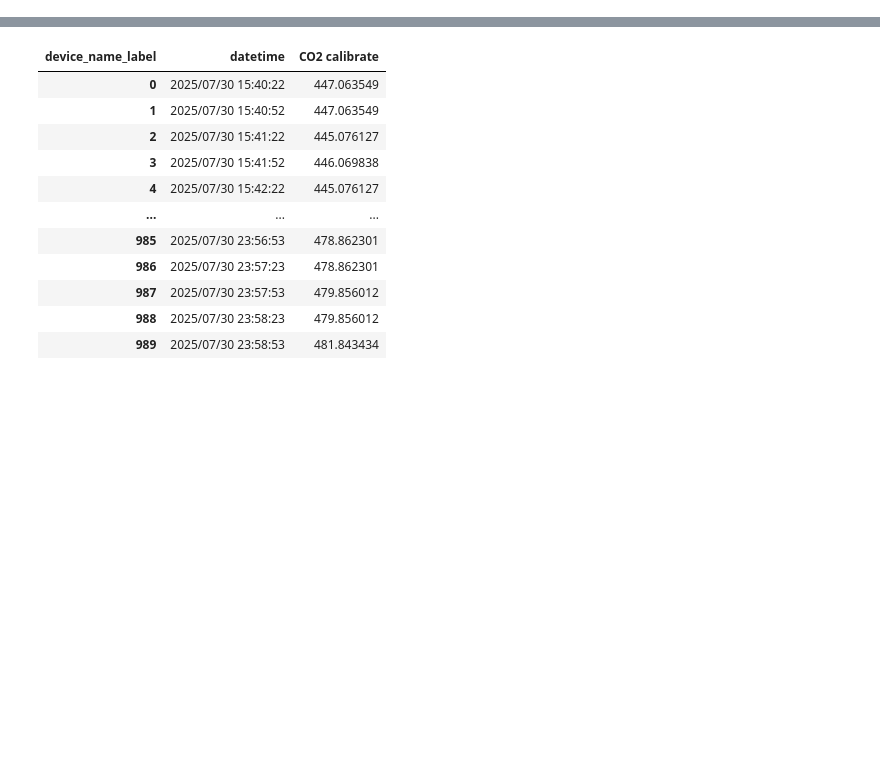
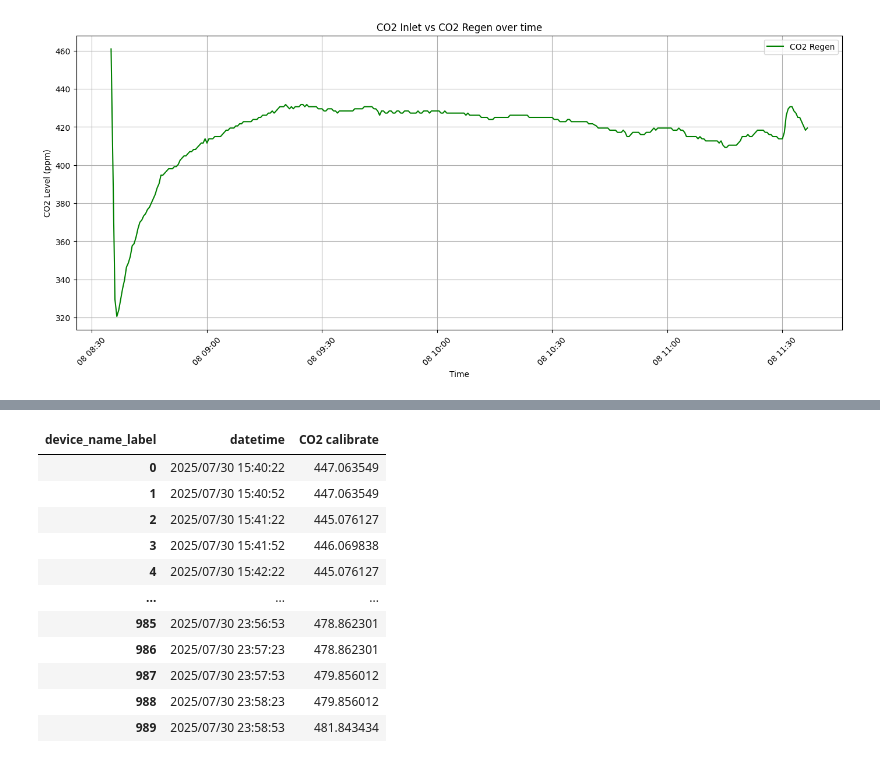
Before and after one commit to dekearthsa/hlr_re_struct_data, a Jupyter notebook: hlr_clean_data/index.ipynb, the cells around one changed output, grey strips where cells are left out. Saved outputs shown, nothing was run; the diff lists cells and outputs as text; code cells hidden in the pictures; blank space fills up the shorter version.

```diff
--- a/hlr_clean_data/index.ipynb
+++ b/hlr_clean_data/index.ipynb
@@ -1,3 +54,23 @@
+# %%
+import matplotlib.pyplot as plt
+
+pivot_df['formatted'] = pd.to_datetime(pivot_df['formatted'])
+plt.figure(figsize=(14, 6))
+
+# plt.plot(pivot_df['formatted'], pivot_df['CO2 Inlet'], label='CO2 Inlet', color='blue')
+plt.plot(pivot_df['formatted'], pivot_df['Co2 Regen'], label='CO2 Regen', color='green')
+# plt.plot(pivot_df['formatted'], pivot_df['CO2 Inlet-none-use'], label='CO2 Inlet-none-use', color='red')
+# plt.plot(pivot_df['formatted'], pivot_df['HLR intlet'], label='HLR intlet', color='yellow')
+plt.xlabel('Time')
+plt.ylabel('CO2 Level (ppm)')
+plt.title('CO2 Inlet vs CO2 Regen over time')
+plt.legend()
+plt.grid(True)
+plt.tight_layout()
+plt.xticks(rotation=45)
+plt.show()
+# %% [output]
+[figure, added]
 # %%
 import pandas as pd
 
```
Also changed, not shown: parts of 8 cells of this notebook, 27 other files.
